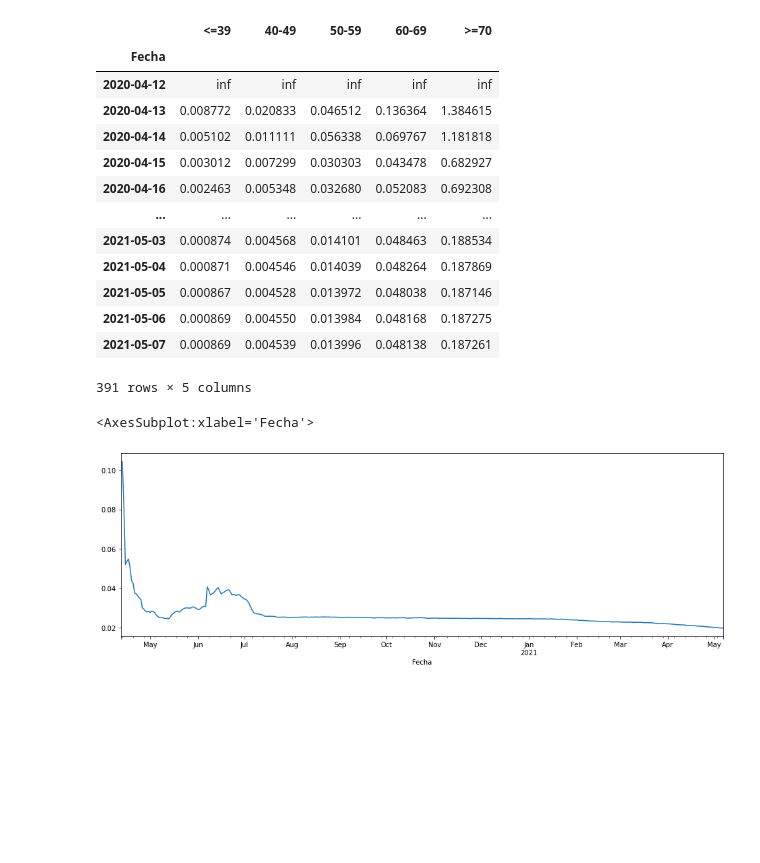
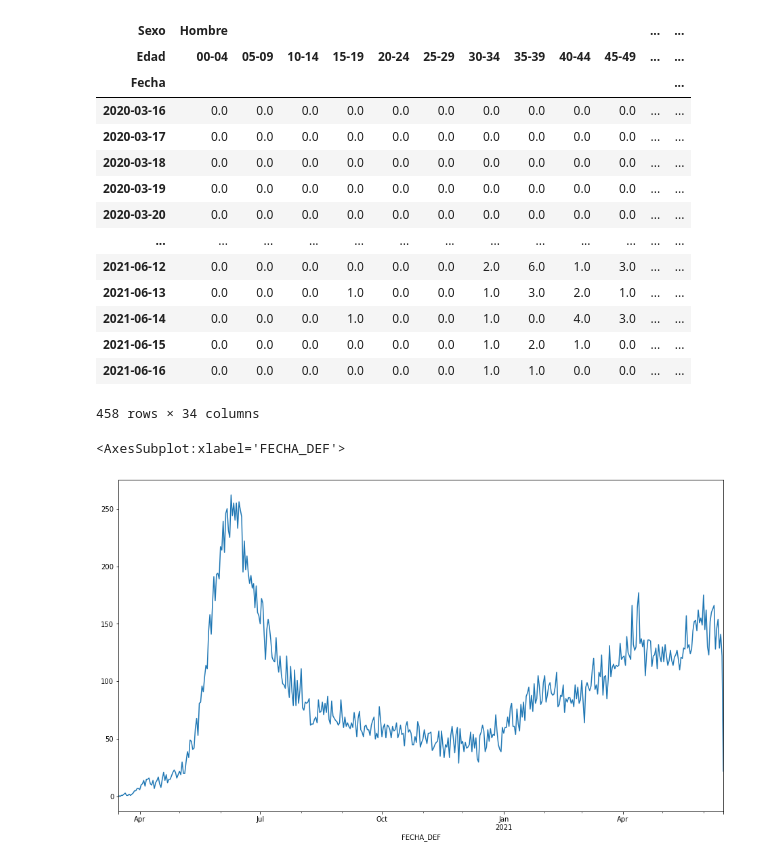
Before and after one commit to DLab/Analitica-Minsal, a Jupyter notebook: src/Notebooks/CFR.ipynb, the cells around one changed output. Drawn from its saved outputs; the diff is of its cells as text; code cells hidden in the pictures; blank space fills up the shorter version.

```diff
--- a/src/Notebooks/CFR.ipynb
+++ b/src/Notebooks/CFR.ipynb
@@ -96,22 +0,0 @@ muertes.sum(axis=1).rolling(7).mean().plot(figsize=(16,5), secondary_y=True)
-# %%
-muertes.cumsum().div(casos_m_edadesUCI.cumsum().shift(18)).dropna()
-# %% [output]
-|  | <=39 | 40-49 | 50-59 | 60-69 | >=70 |
-| Fecha |  |  |  |  |  |
-| 2020-04-12 | inf | inf | inf | inf | inf |
-| 2020-04-13 | 0.008772 | 0.020833 | 0.046512 | 0.136364 | 1.384615 |
-| 2020-04-14 | 0.005102 | 0.011111 | 0.056338 | 0.069767 | 1.181818 |
-| 2020-04-15 | 0.003012 | 0.007299 | 0.030303 | 0.043478 | 0.682927 |
-| 2020-04-16 | 0.002463 | 0.005348 | 0.032680 | 0.052083 | 0.692308 |
-| ... | ... | ... | ... | ... | ... |
-| 2021-05-03 | 0.000874 | 0.004568 | 0.014101 | 0.048463 | 0.188534 |
-| 2021-05-04 | 0.000871 | 0.004546 | 0.014039 | 0.048264 | 0.187869 |
-| 2021-05-05 | 0.000867 | 0.004528 | 0.013972 | 0.048038 | 0.187146 |
-| 2021-05-06 | 0.000869 | 0.004550 | 0.013984 | 0.048168 | 0.187275 |
-| 2021-05-07 | 0.000869 | 0.004539 | 0.013996 | 0.048138 | 0.187261 |
-391 rows × 5 columns
-# %%
-muertes.cumsum().sum(axis=1).div(casos_m_edadesUCI.cumsum().sum(axis=1).shift(18)).dropna().plot(figsize=(16,5))
-# %% [output]
-<AxesSubplot:xlabel='Fecha'>
-[figure, removed]
@@ -117,0 +68,27 @@ muertes.cumsum().sum(axis=1).div(casos_m_edadesUCI.cumsum().sum(axis=1).shift(18
+# %%
+defunciones_deis_genero_edad
+# %% [output]
+| Sexo | Hombre |  |  |  |  |  |  |  |  |  | ... | ... |
+| Edad | 00-04 | 05-09 | 10-14 | 15-19 | 20-24 | 25-29 | 30-34 | 35-39 | 40-44 | 45-49 | ... | ... |
+| Fecha |  |  |  |  |  |  |  |  |  |  |  | ... |
+| 2020-03-16 | 0.0 | 0.0 | 0.0 | 0.0 | 0.0 | 0.0 | 0.0 | 0.0 | 0.0 | 0.0 | ... | ... |
+| 2020-03-17 | 0.0 | 0.0 | 0.0 | 0.0 | 0.0 | 0.0 | 0.0 | 0.0 | 0.0 | 0.0 | ... | ... |
+| 2020-03-18 | 0.0 | 0.0 | 0.0 | 0.0 | 0.0 | 0.0 | 0.0 | 0.0 | 0.0 | 0.0 | ... | ... |
+| 2020-03-19 | 0.0 | 0.0 | 0.0 | 0.0 | 0.0 | 0.0 | 0.0 | 0.0 | 0.0 | 0.0 | ... | ... |
+| 2020-03-20 | 0.0 | 0.0 | 0.0 | 0.0 | 0.0 | 0.0 | 0.0 | 0.0 | 0.0 | 0.0 | ... | ... |
+| ... | ... | ... | ... | ... | ... | ... | ... | ... | ... | ... | ... | ... |
+| 2021-06-12 | 0.0 | 0.0 | 0.0 | 0.0 | 0.0 | 0.0 | 2.0 | 6.0 | 1.0 | 3.0 | ... | ... |
+| 2021-06-13 | 0.0 | 0.0 | 0.0 | 1.0 | 0.0 | 0.0 | 1.0 | 3.0 | 2.0 | 1.0 | ... | ... |
+| 2021-06-14 | 0.0 | 0.0 | 0.0 | 1.0 | 0.0 | 0.0 | 1.0 | 0.0 | 4.0 | 3.0 | ... | ... |
+| 2021-06-15 | 0.0 | 0.0 | 0.0 | 0.0 | 0.0 | 0.0 | 1.0 | 2.0 | 1.0 | 0.0 | ... | ... |
+| 2021-06-16 | 0.0 | 0.0 | 0.0 | 0.0 | 0.0 | 0.0 | 1.0 | 1.0 | 0.0 | 0.0 | ... | ... |
+458 rows × 34 columns
+# %%
+import plotly.express as px
+import plotly.graph_objects as go
+from plotly.subplots import make_subplots
+# px.line(deis_gruped)
+deis_gruped.sum(axis=1).plot(figsize=(16,9))
+# %% [output]
+<AxesSubplot:xlabel='FECHA_DEF'>
+[figure, added]
```
Also changed, not shown: parts of 6 cells of this notebook, 5 other files.
